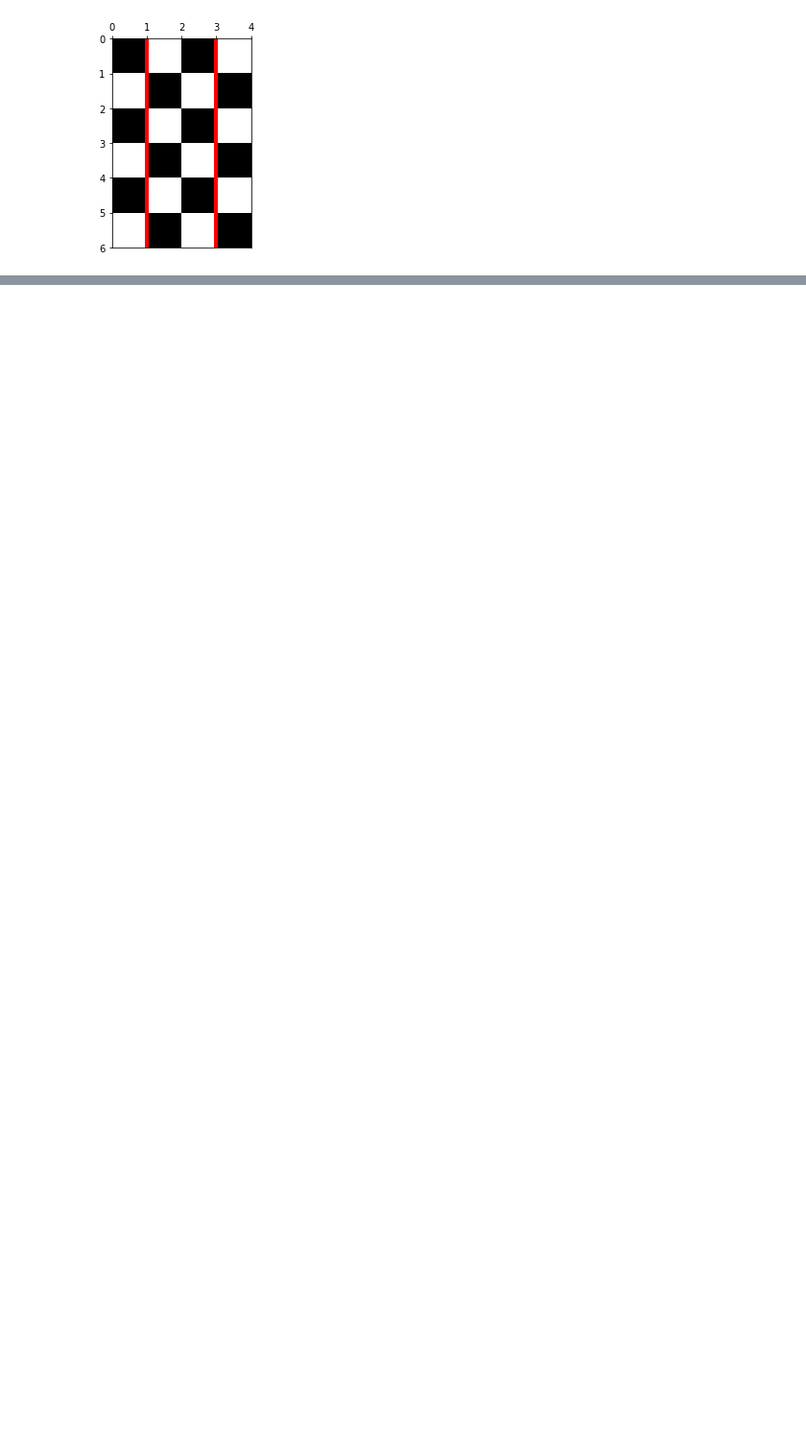
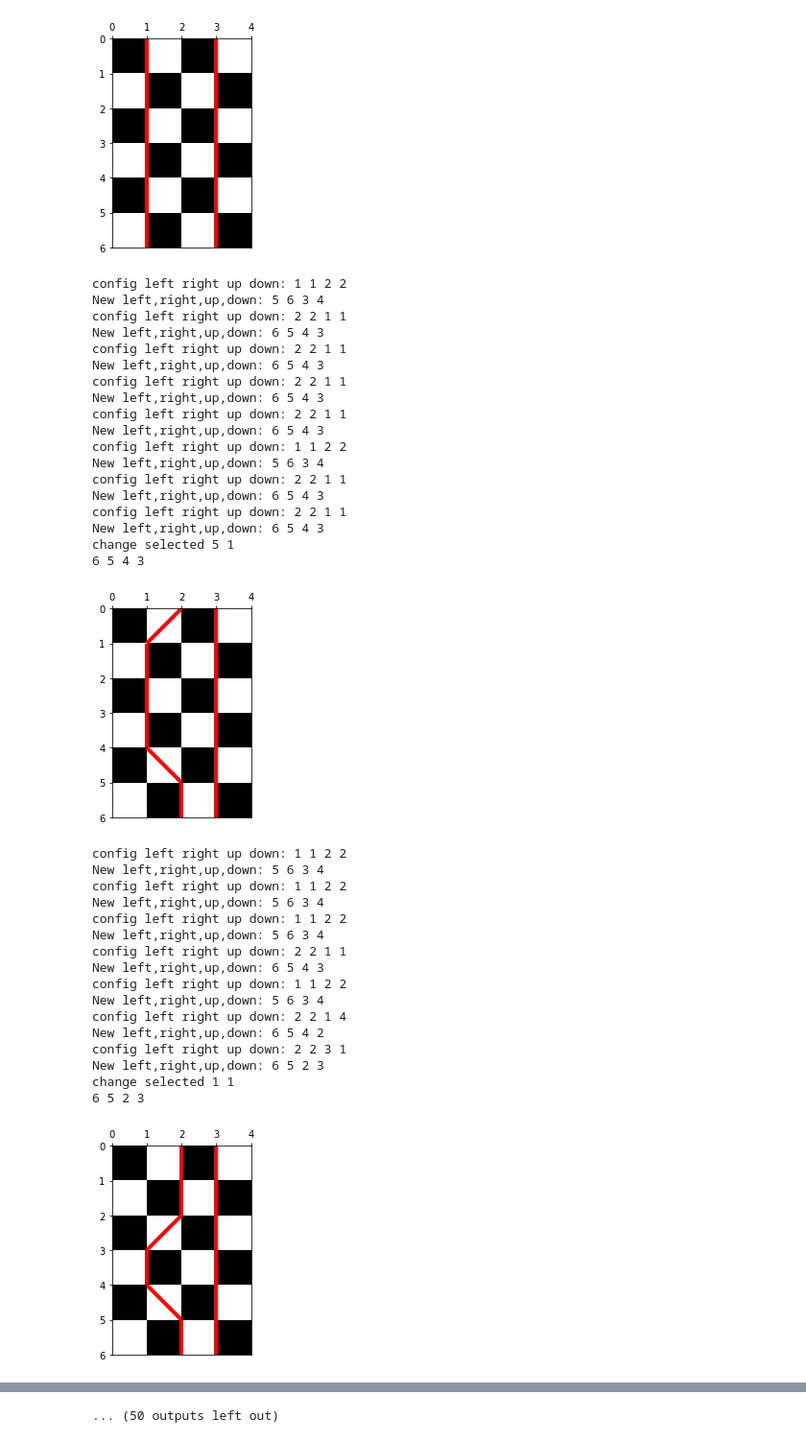
Before and after one commit to SimoneAusilio/qmc-algorithm-spin-system, a Jupyter notebook: Project_Notebook.ipynb, the cells around one changed output, grey strips where cells are left out. Shown at 96% size. Cells and saved outputs as stored; diff of their text form; code cells hidden in the pictures; blank space fills up the shorter version.

```diff
--- a/Project_Notebook.ipynb
+++ b/Project_Notebook.ipynb
@@ -9,3 +9,43 @@ essai_chessboard = Projet_Code.Chessboard(4,5,3,2,2)
 essai_chessboard._config_to_image()
 # %% [output]
 [figure]
+# %%
+for i in range(100):
+    if essai_chessboard.local_update(): essai_chessboard._config_to_image()
+# %% [output]
+config left right up down: 1 1 2 2
+New left,right,up,down: 5 6 3 4
+config left right up down: 2 2 1 1
+New left,right,up,down: 6 5 4 3
+config left right up down: 2 2 1 1
+New left,right,up,down: 6 5 4 3
+config left right up down: 2 2 1 1
+New left,right,up,down: 6 5 4 3
+config left right up down: 2 2 1 1
+New left,right,up,down: 6 5 4 3
+config left right up down: 1 1 2 2
+New left,right,up,down: 5 6 3 4
+config left right up down: 2 2 1 1
+New left,right,up,down: 6 5 4 3
+config left right up down: 2 2 1 1
+New left,right,up,down: 6 5 4 3
+change selected 5 1
+6 5 4 3
+[figure, added]
+config left right up down: 1 1 2 2
+New left,right,up,down: 5 6 3 4
+config left right up down: 1 1 2 2
+New left,right,up,down: 5 6 3 4
+config left right up down: 1 1 2 2
+New left,right,up,down: 5 6 3 4
+config left right up down: 2 2 1 1
+New left,right,up,down: 6 5 4 3
+config left right up down: 1 1 2 2
+New left,right,up,down: 5 6 3 4
+config left right up down: 2 2 1 4
+New left,right,up,down: 6 5 4 2
+config left right up down: 2 2 3 1
+New left,right,up,down: 6 5 2 3
+change selected 1 1
+6 5 2 3
+[figure, added]
@@ -12,3 +76,4 @@ essai_chessboard._config_to_image()
+... (50 outputs left out)
 # %%
 for i in range(10):
     if essai_chessboard.local_update(): essai_chessboard._config_to_image()
```
Also changed, not shown: parts of 3 cells of this notebook, 1 other file.
